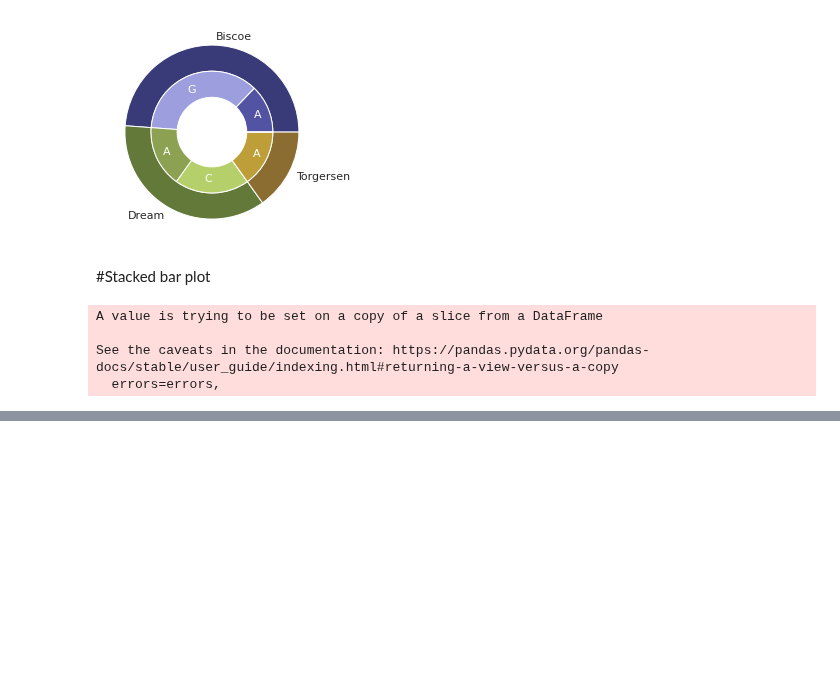
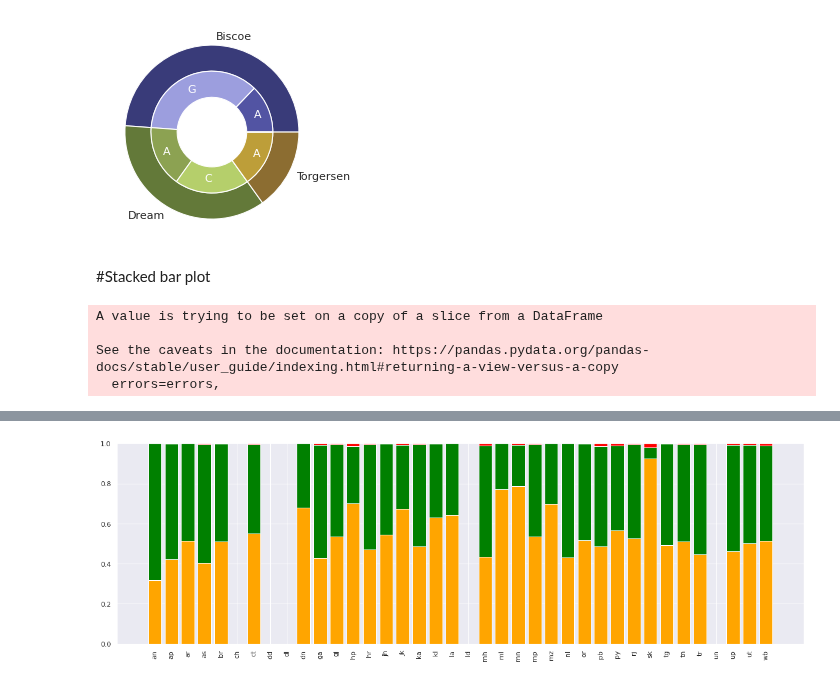
Before and after one commit to ajayks1974/learn_tools_tech, a Jupyter notebook: fds/fds_wk12_visualization.ipynb, the cells around one changed output, grey strips where cells are left out. Saved outputs shown, nothing was run; the diff lists cells and outputs as text; code cells hidden in the pictures; blank space fills up the shorter version.

```diff
--- a/fds/fds_wk12_visualization.ipynb
+++ b/fds/fds_wk12_visualization.ipynb
@@ -301,0 +315,2 @@ for i, val in enumerate(df_.index):
+# %%
+df_['Total']=0
@@ -301,0 +326,2 @@ for i, val in enumerate(df_.index):
+# %%
+df_['Total']=df_.sum(axis=1)
@@ -301,0 +337,4 @@ for i, val in enumerate(df_.index):
+# %%
+df_['CofirmedFraction']=df_['Confirmed']/df_['Total']
+df_['RecoveredFraction']=df_['Recovered']/df_['Total']
+df_['DeceasedFraction']=df_['Deceased']/df_['Total']
@@ -301,0 +350,9 @@ for i, val in enumerate(df_.index):
+# %%
+fig = plt.gcf();
+fig.set_size_inches(20,6)
+plt.bar(df_.index, df_.CofirmedFraction, color='Orange')
+plt.bar(df_.index, df_.RecoveredFraction, bottom = df_.CofirmedFraction, color='Green')
+plt.bar(df_.index, df_.DeceasedFraction, bottom = df_.CofirmedFraction + df_.RecoveredFraction, color='Red')
+plt.xticks(rotation=90);
+# %% [output]
+[figure, added]
```
Also changed, not shown: parts of 25 cells of this notebook.
